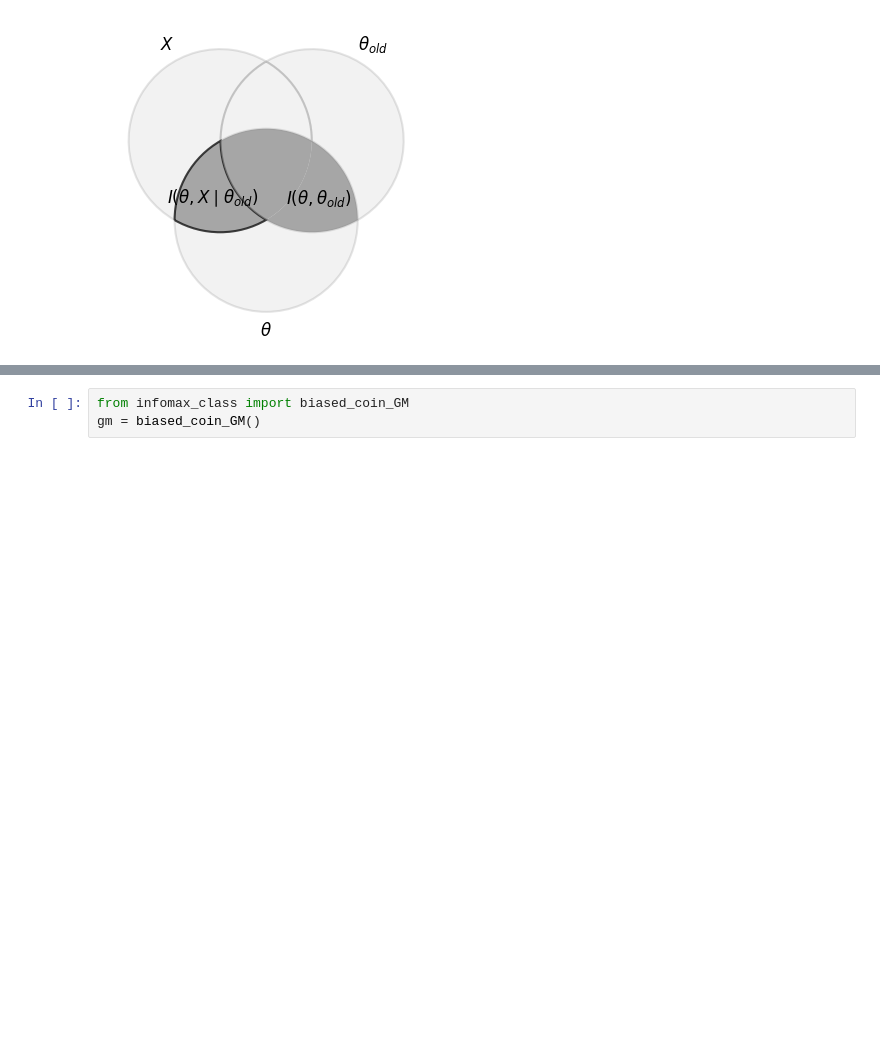
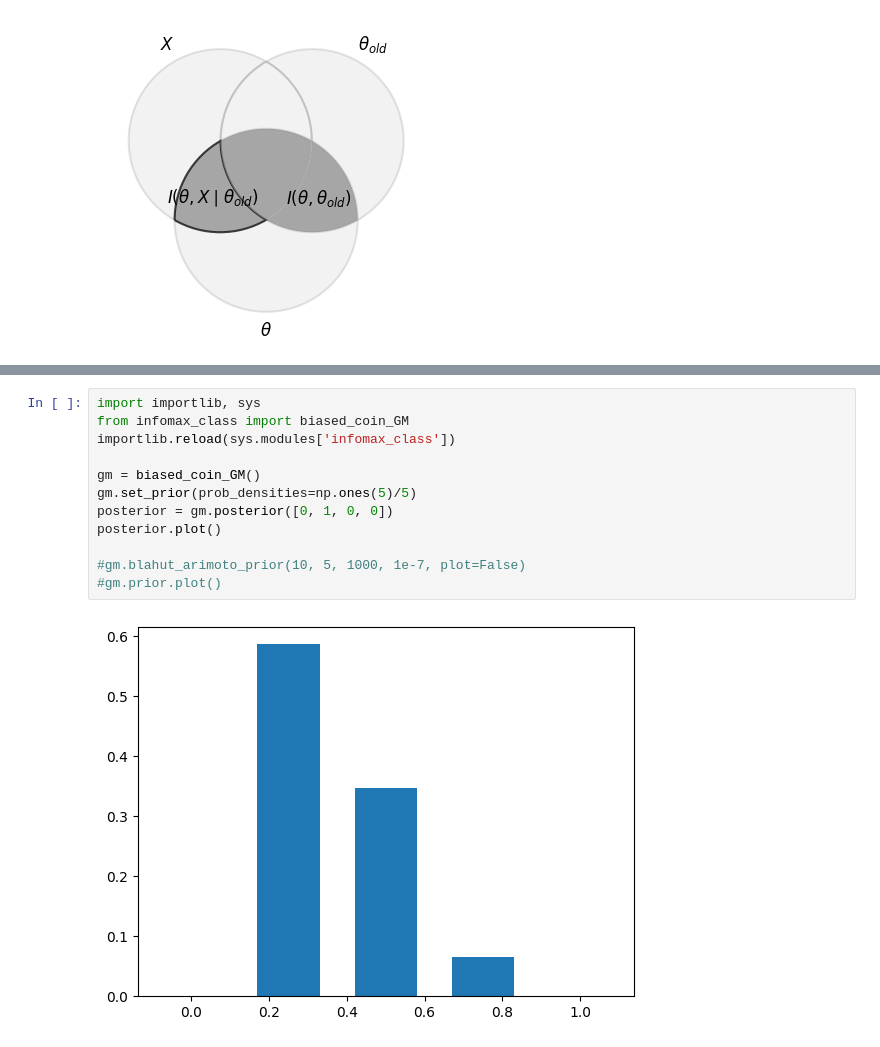
Before and after one commit to mihalybanyai/infomax, a Jupyter notebook: sequential_infomax.ipynb, the cells around one changed output, grey strips where cells are left out. Drawn from its saved outputs; the diff is of its cells as text; blank space fills up the shorter version.

```diff
--- a/sequential_infomax.ipynb
+++ b/sequential_infomax.ipynb
@@ -193,5 +193,16 @@ $p_{\tau+1}(\theta) = \frac{1}{Z_\tau} e^{\KL{p(X, \tilde{x} \mid \theta)}{p(X,
 
 $Z_\tau = \sum_{\theta \in \Theta} e^{\KL{p(X, \tilde{x} \mid \theta)}{p(X, \tilde{x})}} p_\tau(\theta)$
 # %%
+import importlib, sys
 from infomax_class import biased_coin_GM
+importlib.reload(sys.modules['infomax_class'])
+
 gm = biased_coin_GM()
+gm.set_prior(prob_densities=np.ones(5)/5)
+posterior = gm.posterior([0, 1, 0, 0])
+posterior.plot()
+
+#gm.blahut_arimoto_prior(10, 5, 1000, 1e-7, plot=False)
+#gm.prior.plot()
+# %% [output]
+[figure, added]
```
